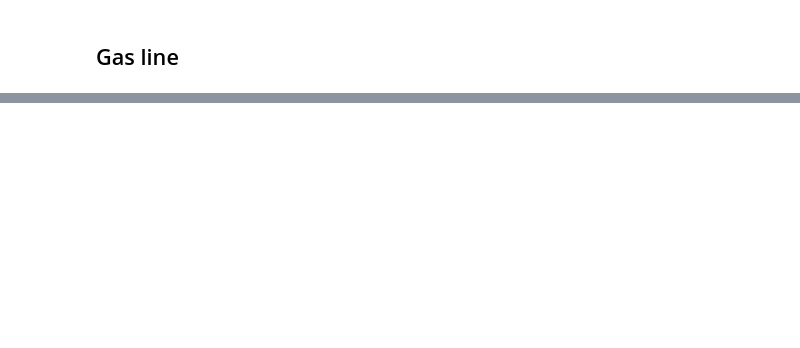
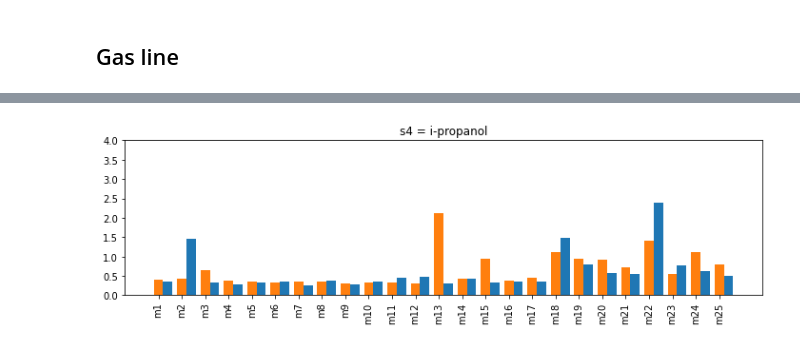
Before and after one commit to parthojit/ec-sens, a Jupyter notebook: notebook/1-rms.ipynb, the cells around one changed output, grey strips where cells are left out. Cells and saved outputs as stored; diff of their text form; code cells hidden in the pictures; blank space fills up the shorter version.

```diff
--- a/notebook/1-rms.ipynb
+++ b/notebook/1-rms.ipynb
@@ -108,0 +33,8 @@ NameError: name 'm' is not defined
+# %%
+fig = plt.figure(figsize=(12,3))
+s4_50 = barplot(conc=50,sample="s4",pos=0.2)
+s4_100 = barplot(conc=100,sample="s4",pos=-0.2)
+plt.title("s4 = i-propanol")
+plt.savefig("./png/omulti25_s4.png",dpi=300,bbox_inches="tight")
+# %% [output]
+[figure, added]
```
Also changed, not shown: parts of 13 cells of this notebook, 2 other files.
